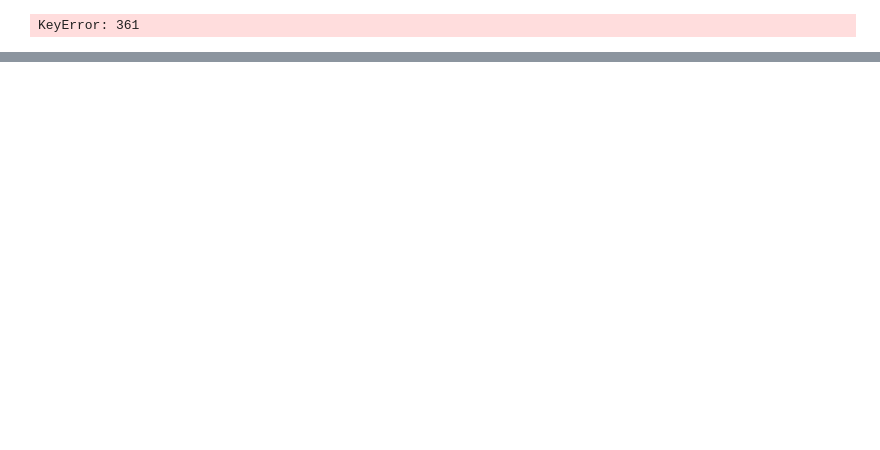
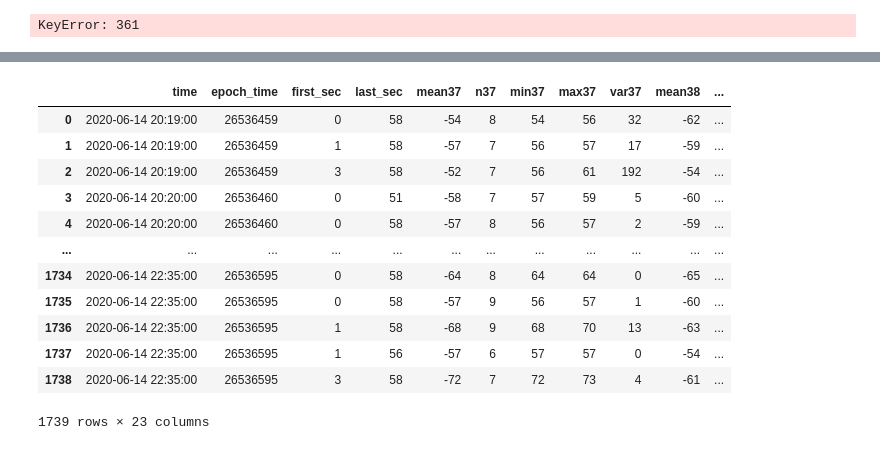
Before and after one commit to saewoonam/et_programs, a Jupyter notebook: water_exp.ipynb, the cells around one changed output, grey strips where cells are left out. Saved outputs shown, nothing was run; the diff lists cells and outputs as text; code cells hidden in the pictures; blank space fills up the shorter version.

```diff
--- a/water_exp.ipynb
+++ b/water_exp.ipynb
@@ -185,0 +187,16 @@ for k in df_by_id.keys():
+# %%
+df
+# %% [output]
+|  | time | epoch_time | first_sec | last_sec | mean37 | n37 | min37 | max37 | var37 | mean38 | ... |
+| 0 | 2020-06-14 20:19:00 | 26536459 | 0 | 58 | -54 | 8 | 54 | 56 | 32 | -62 | ... |
+| 1 | 2020-06-14 20:19:00 | 26536459 | 1 | 58 | -57 | 7 | 56 | 57 | 17 | -59 | ... |
+| 2 | 2020-06-14 20:19:00 | 26536459 | 3 | 58 | -52 | 7 | 56 | 61 | 192 | -54 | ... |
+| 3 | 2020-06-14 20:20:00 | 26536460 | 0 | 51 | -58 | 7 | 57 | 59 | 5 | -60 | ... |
+| 4 | 2020-06-14 20:20:00 | 26536460 | 0 | 58 | -57 | 8 | 56 | 57 | 2 | -59 | ... |
+| ... | ... | ... | ... | ... | ... | ... | ... | ... | ... | ... | ... |
+| 1734 | 2020-06-14 22:35:00 | 26536595 | 0 | 58 | -64 | 8 | 64 | 64 | 0 | -65 | ... |
+| 1735 | 2020-06-14 22:35:00 | 26536595 | 0 | 58 | -57 | 9 | 56 | 57 | 1 | -60 | ... |
+| 1736 | 2020-06-14 22:35:00 | 26536595 | 1 | 58 | -68 | 9 | 68 | 70 | 13 | -63 | ... |
+| 1737 | 2020-06-14 22:35:00 | 26536595 | 1 | 56 | -57 | 6 | 57 | 57 | 0 | -54 | ... |
+| 1738 | 2020-06-14 22:35:00 | 26536595 | 3 | 58 | -72 | 7 | 72 | 73 | 4 | -61 | ... |
+1739 rows × 23 columns
```
Also changed, not shown: parts of 1 cell of this notebook, 8 other files.
